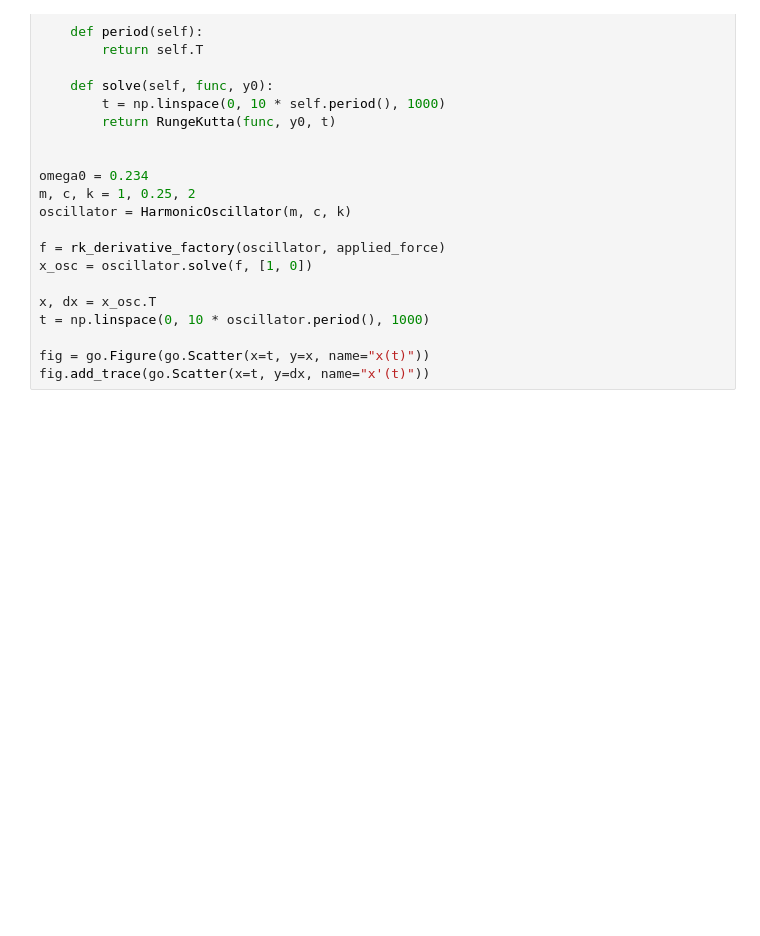
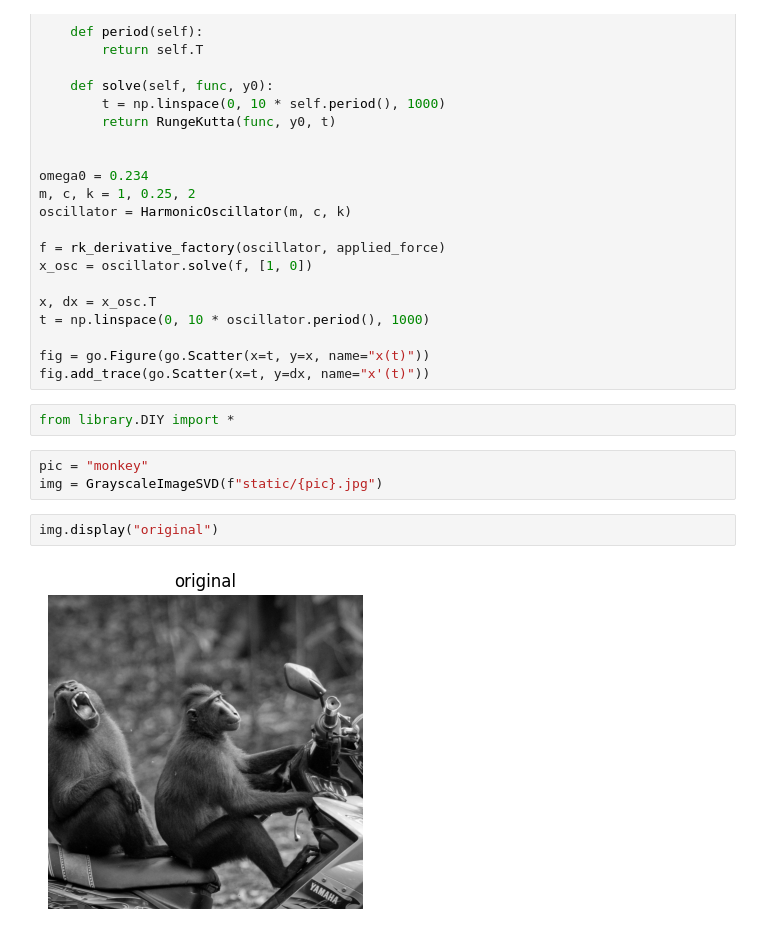
Before and after one commit to PeithonKing/comp_phys_P346, a Jupyter notebook: test.ipynb, the cells around one changed output. Saved outputs shown, nothing was run; the diff lists cells and outputs as text; blank space fills up the shorter version.

```diff
--- a/test.ipynb
+++ b/test.ipynb
@@ -64,3 +64,12 @@ t = np.linspace(0, 10 * oscillator.period(), 1000)
 
 fig = go.Figure(go.Scatter(x=t, y=x, name="x(t)"))
 fig.add_trace(go.Scatter(x=t, y=dx, name="x'(t)"))
+# %%
+from library.DIY import *
+# %%
+pic = "monkey"
+img = GrayscaleImageSVD(f"static/{pic}.jpg")
+# %%
+img.display("original")
+# %% [output]
+[figure, added]
```
Also changed, not shown: parts of 1 cell of this notebook, 11 other files.
